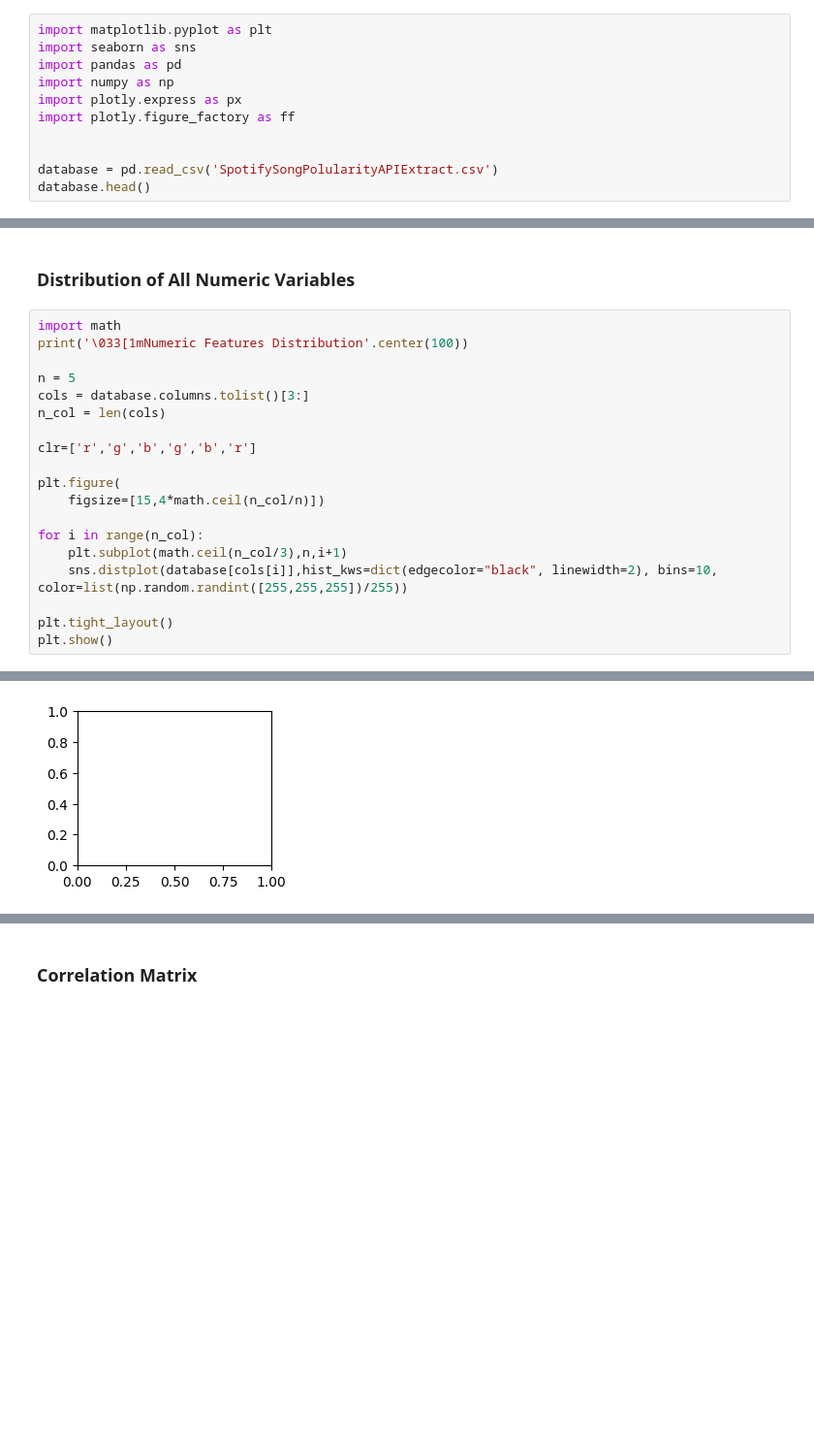
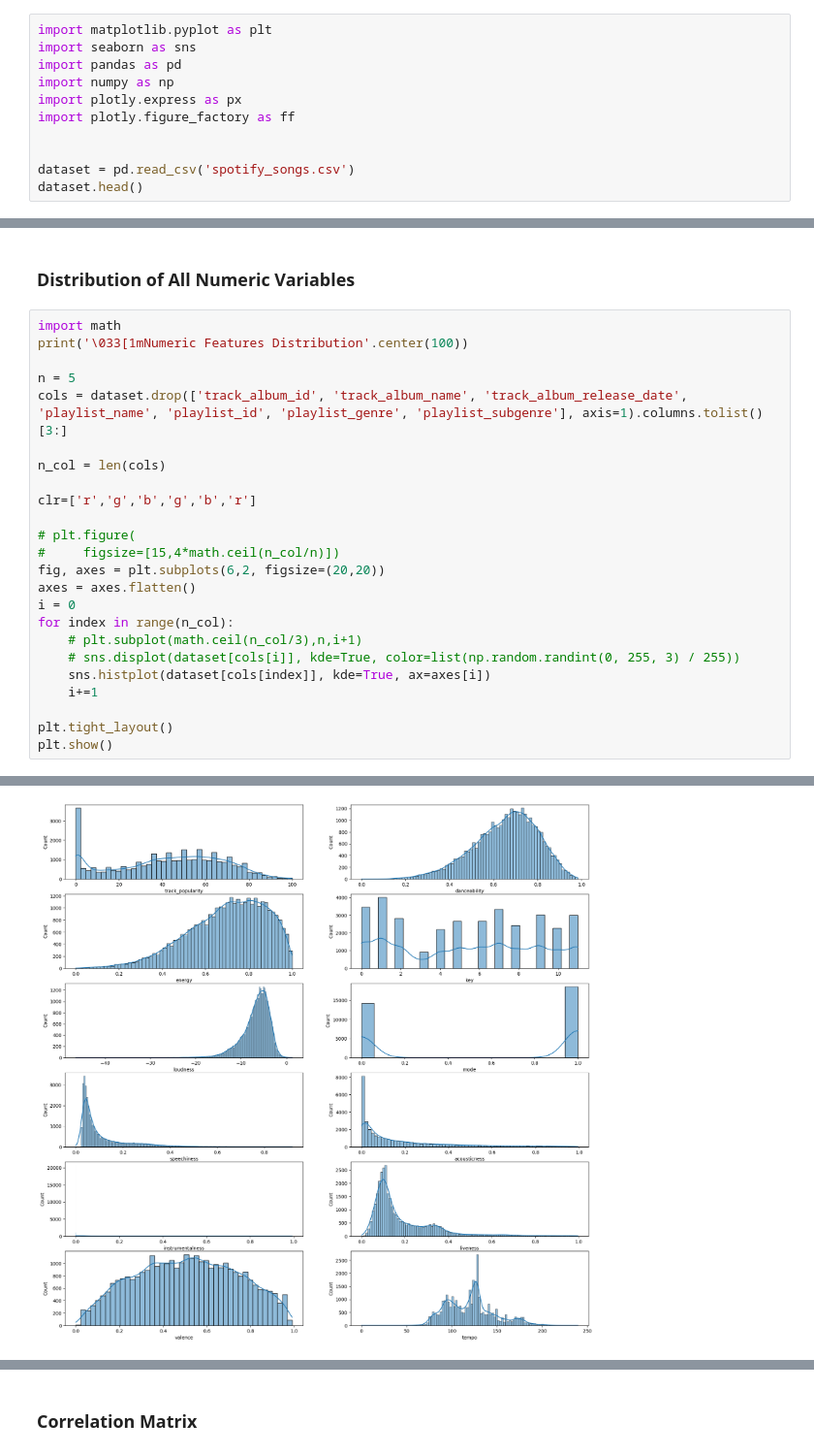
Before and after one commit to xiaolin-m/ECS171_BopOrFlop, a Jupyter notebook: data_analysis.ipynb, the cells around one changed output, grey strips where cells are left out. Shown at 97% size. Drawn from its saved outputs; the diff is of its cells as text; blank space fills up the shorter version.

Commit message:
updated the distribution graphs

```diff
--- a/data_analysis.ipynb
+++ b/data_analysis.ipynb
@@ -10,6 +10,6 @@ import plotly.express as px
 import plotly.figure_factory as ff
 
 
-database = pd.read_csv('SpotifySongPolularityAPIExtract.csv')
-database.head()
+dataset = pd.read_csv('spotify_songs.csv')
+dataset.head()
 # %% [output]
@@ -21,17 +27,22 @@ import math
 print('\033[1mNumeric Features Distribution'.center(100))
 
 n = 5
-cols = database.columns.tolist()[3:]
+cols = dataset.drop(['track_album_id', 'track_album_name', 'track_album_release_date', 'playlist_name', 'playlist_id', 'playlist_genre', 'playlist_subgenre'], axis=1).columns.tolist()[3:]
+
 n_col = len(cols)
 
 clr=['r','g','b','g','b','r']
 
-plt.figure(
-    figsize=[15,4*math.ceil(n_col/n)])
-
-for i in range(n_col):
-    plt.subplot(math.ceil(n_col/3),n,i+1)
-    sns.distplot(database[cols[i]],hist_kws=dict(edgecolor="black", linewidth=2), bins=10, color=list(np.random.randint([255,255,255])/255))
+# plt.figure(
+#     figsize=[15,4*math.ceil(n_col/n)])
+fig, axes = plt.subplots(6,2, figsize=(20,20))
+axes = axes.flatten()
+i = 0
+for index in range(n_col):
+    # plt.subplot(math.ceil(n_col/3),n,i+1)
+    # sns.displot(dataset[cols[i]], kde=True, color=list(np.random.randint(0, 255, 3) / 255))
+    sns.histplot(dataset[cols[index]], kde=True, ax=axes[i])
+    i+=1
 
 plt.tight_layout()
 plt.show()
@@ -41 +52 @@ AttributeError: Rectangle.set() got an unexpected keyword argument 'hist_kws'
-[figure, old version]
+[figure, new version]
```
Also changed, not shown: parts of 10 cells of this notebook.
